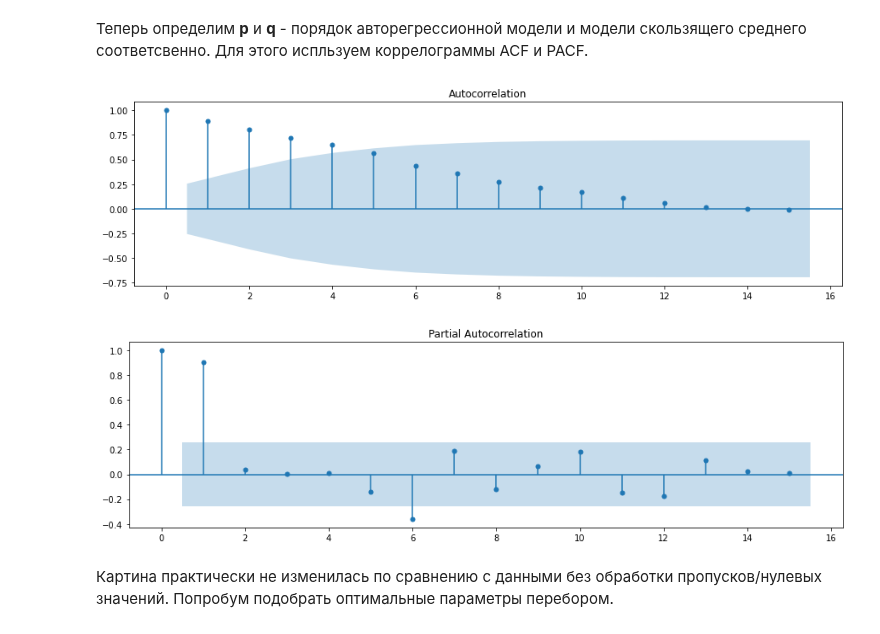
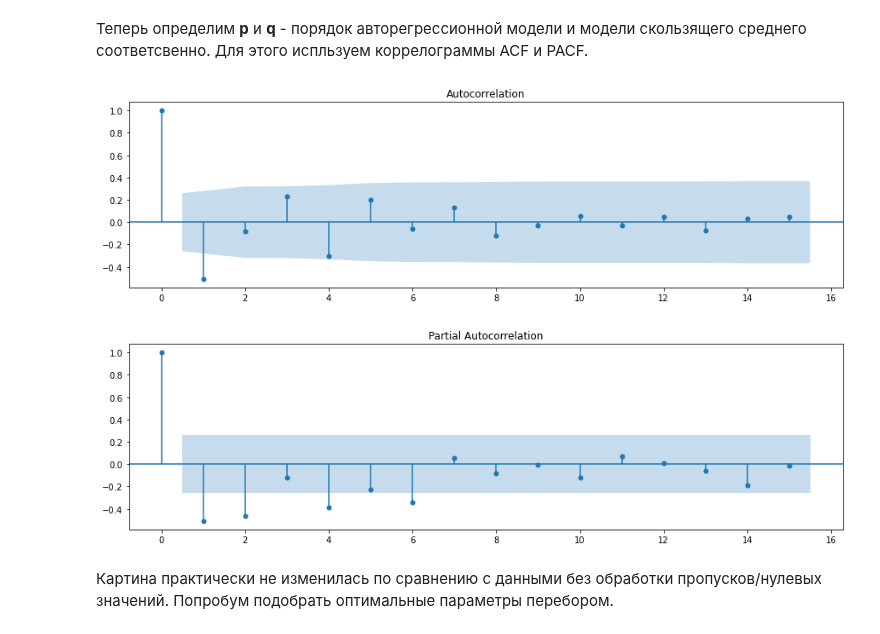
Before and after one commit to IvanovDmitryV/skillfactory_rds, a Jupyter notebook: Unit_7_restart/Project_7.ipynb, the cells around one changed output. Drawn from its saved outputs; the diff is of its cells as text; code cells hidden in the pictures.

Commit message:
pacf fixing

```diff
--- a/Unit_7_restart/Project_7.ipynb
+++ b/Unit_7_restart/Project_7.ipynb
@@ -90,7 +90,7 @@ P-value многократно превышает самый толерантн
 significance = 0.05
 train_diff = train.copy()
 
-for d in range(10):
+for d in range(5):
     if adfuller(train_diff)[1] < significance:
         break
     train_diff = train_diff.diff(periods=1).dropna()
@@ -260,16 +291,16 @@ print(f'При уровне значимости {significance} параметр
 # %% [markdown]
 Теперь определим **p** и **q** -  порядок авторегрессионной модели и модели скользящего среднего соответсвенно. Для этого испльзуем коррелограммы ACF и PACF.
 # %%
-fig_acf = plot_acf(train,lags=15)
+fig_acf = plot_acf(train_diff,lags=15)
 fig_acf.set_size_inches(15,4)
 
-fig_pacf = plot_pacf(train,lags=15)
+fig_pacf = plot_pacf(train_diff,lags=15,method='ywm')
 fig_pacf.set_size_inches(15,4)
 
 plt.show()
 # %% [output]
-[figure, old version]
+[figure, new version]
-[figure, old version]
+[figure, new version]
 # %% [markdown]
 Картина практически не изменилась по сравнению с данными без обработки пропусков/нулевых значений. Попробум подобрать оптимальные параметры перебором.
 # %%
```
Also changed, not shown: parts of 7 cells of this notebook, 1 other file.
